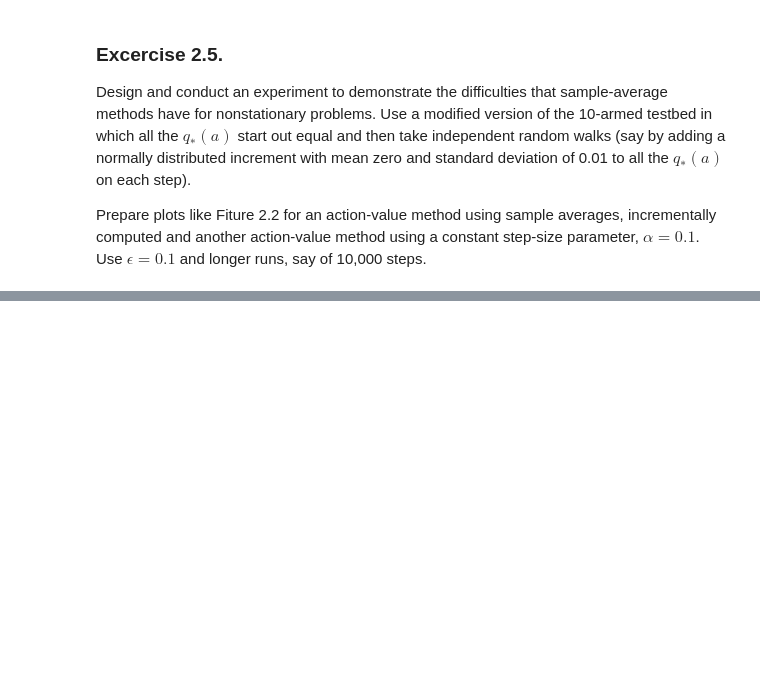
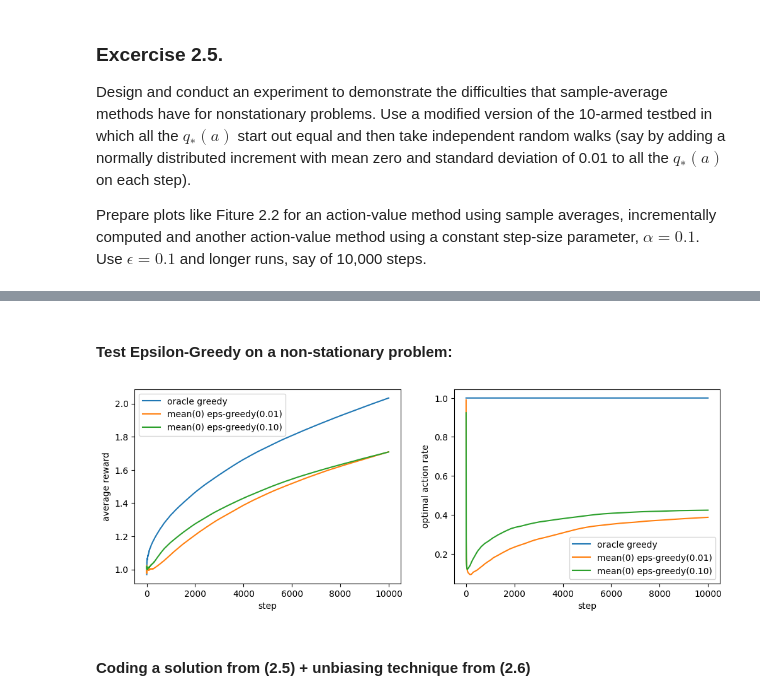
Before and after one commit to chaos-ad/rl-excercises, a Jupyter notebook: rl-book/chapter-02-k-armed-testbed.ipynb, the cells around one changed output, grey strips where cells are left out. Cells and saved outputs as stored; diff of their text form; code cells hidden in the pictures; blank space fills up the shorter version.

```diff
--- a/rl-book/chapter-02-k-armed-testbed.ipynb
+++ b/rl-book/chapter-02-k-armed-testbed.ipynb
@@ -338,0 +304,22 @@ plot_results(run_results)
+# %% [markdown]
+#### Test Epsilon-Greedy on a non-stationary problem:
+# %%
+num_arms = 10
+num_runs = 500
+num_steps = 10000
+
+run_results = []
+for run_id in tqdm.trange(num_runs):
+    env = NonStationaryMABEnv(num_actions=num_arms, reward_steps=num_steps)
+    run_result = {
+        'oracle greedy': simulate(env, OracleEstimator(env), EpsilonGreedySelectionRule(eps=0), steps=num_steps),
+        'mean(0) eps-greedy(0.01)': simulate(env, RunningMeanEstimator(env), EpsilonGreedySelectionRule(eps=0.01), steps=num_steps),
+        'mean(0) eps-greedy(0.10)': simulate(env, RunningMeanEstimator(env), EpsilonGreedySelectionRule(eps=0.10), steps=num_steps),
+    }
+    run_results.append(run_result)
+
+plot_results(run_results)
+# %% [output]
+[figure, added]
+# %% [markdown]
+#### Coding a solution from (2.5) + unbiasing technique from (2.6)
```
Also changed, not shown: parts of 70 cells of this notebook.
